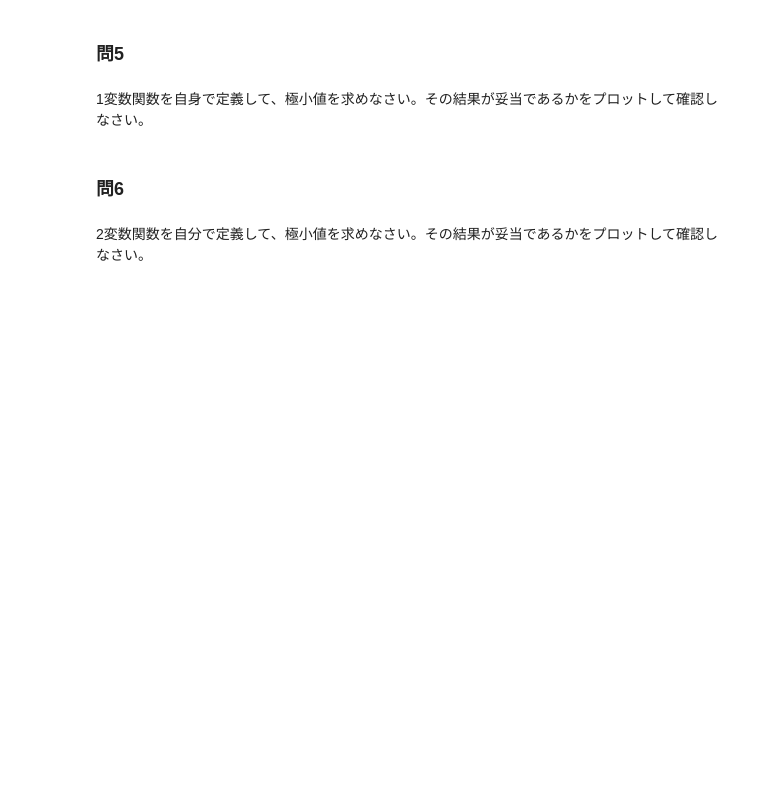
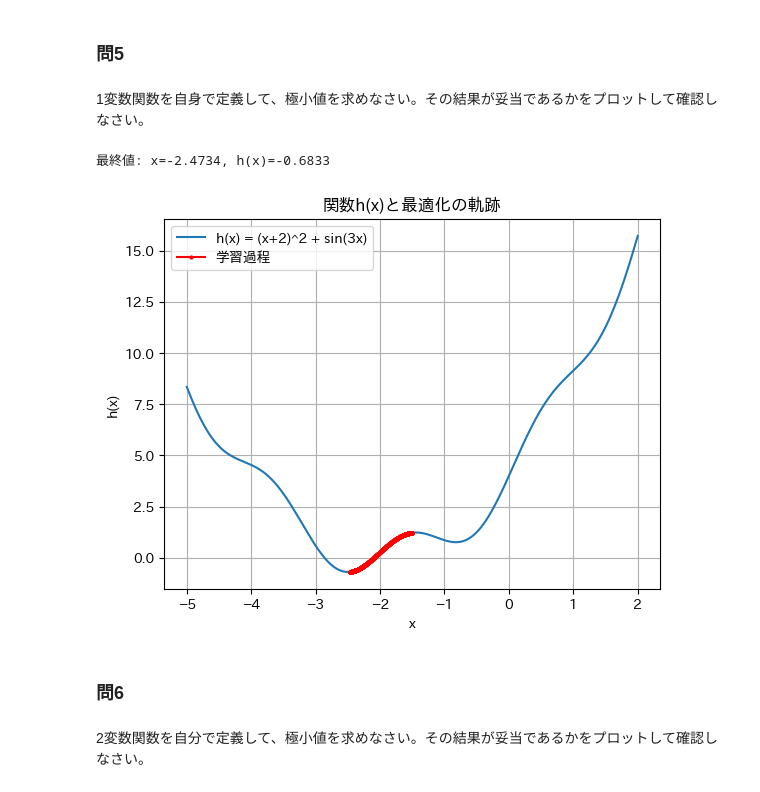
Before and after one commit to OrlyIdeate/deep-learning, a Jupyter notebook: spring_exercise_assignment.ipynb, the cells around one changed output. Saved outputs shown, nothing was run; the diff lists cells and outputs as text; code cells hidden in the pictures; blank space fills up the shorter version.

```diff
--- a/spring_exercise_assignment.ipynb
+++ b/spring_exercise_assignment.ipynb
@@ -968,6 +1079,44 @@ $g(x) := 2x\ \sin{x}$ の極小値を数値計算(PyTorch)で求めなさい。
 ### 問5
 # %% [markdown]
 1変数関数を自身で定義して、極小値を求めなさい。その結果が妥当であるかをプロットして確認しなさい。
+# %%
+# h(x) = (x + 2)^2 + sin(3x)
+def h(x):
+    return (x + 2)**2 + torch.sin(3 * x)
+
+# 初期値と最適化設定
+x_h = torch.tensor([-1.5], requires_grad=True)
+optimizer_h = torch.optim.Adam([x_h], lr=0.001)
+num_steps_h = 1000
+
+xh_hist = []
+yh_hist = []
+
+for step in range(num_steps_h):
+    optimizer_h.zero_grad()
+    y_h = h(x_h)
+    y_h.backward()
+    optimizer_h.step()
+    xh_hist.append(x_h.item())
+    yh_hist.append(y_h.item())
+
+print(f"最終値: x={x_h.item():.4f}, h(x)={h(x_h).item():.4f}")
+
+# プロット
+x_plot_h = np.linspace(-5, 2, 200)
+y_plot_h = (x_plot_h + 2)**2 + np.sin(3 * x_plot_h)
+
+plt.plot(x_plot_h, y_plot_h, label="h(x) = (x+2)^2 + sin(3x)")
+plt.plot(xh_hist, yh_hist, 'ro-', markersize=2, label="学習過程")
+plt.xlabel("x")
+plt.ylabel("h(x)")
+plt.title("関数h(x)と最適化の軌跡")
+plt.legend()
+plt.grid(True)
+plt.show()
+# %% [output]
+最終値: x=-2.4734, h(x)=-0.6833
+[figure, added]
 # %% [markdown]
 ### 問6
 # %% [markdown]
```
Also changed, not shown: parts of 40 cells of this notebook.
